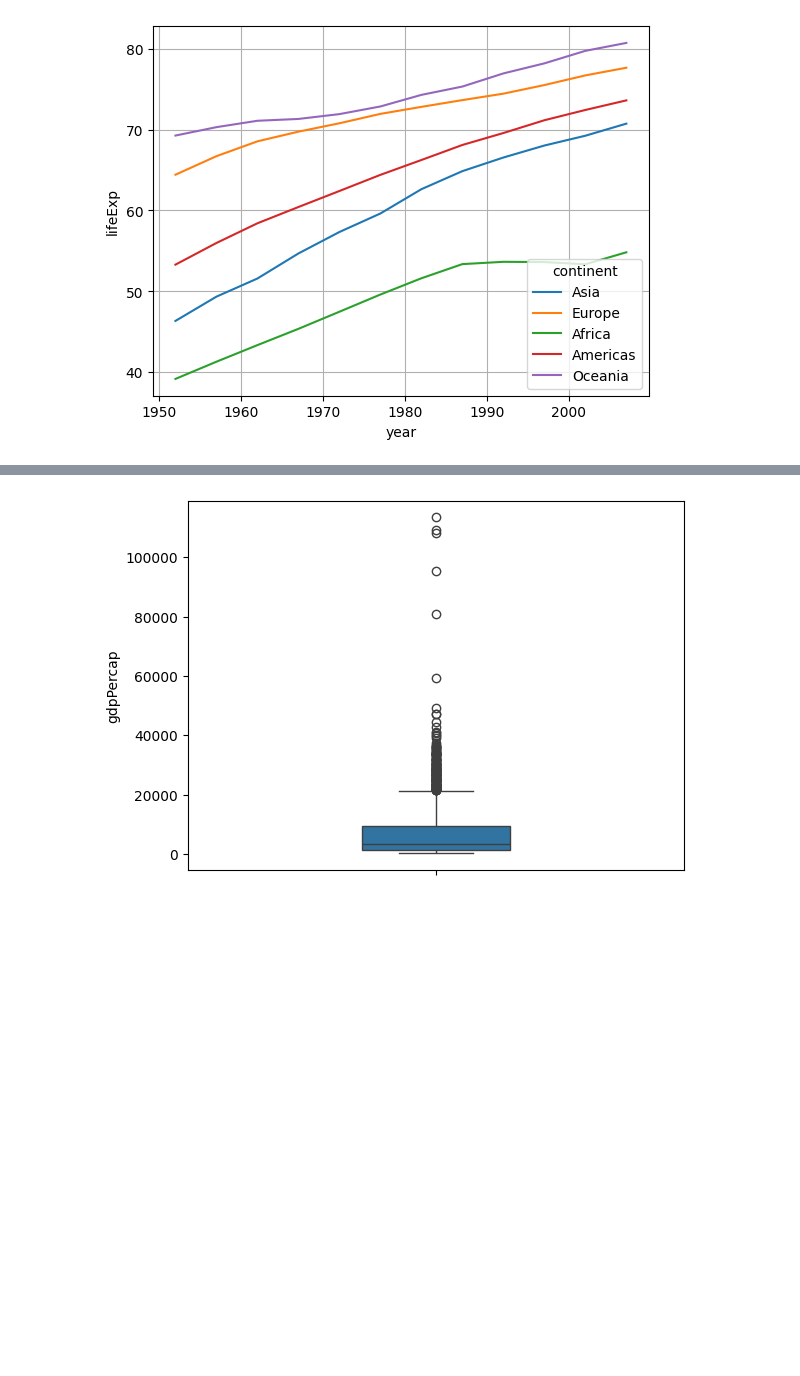
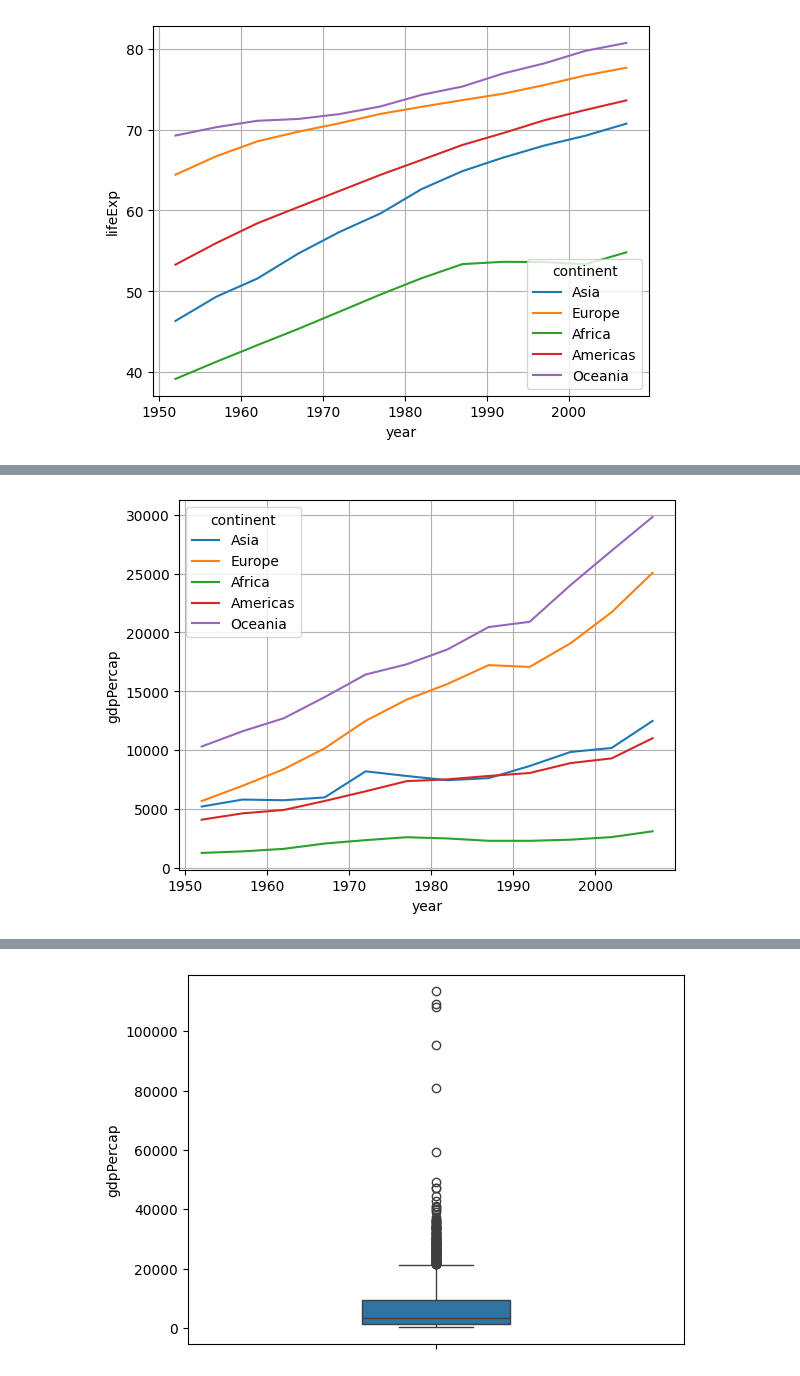
Before and after one commit to YounJJ/202511_BD53, a Jupyter notebook: lab_python/da08_gapminder.ipynb, the cells around one changed output, grey strips where cells are left out. Cells and saved outputs as stored; diff of their text form; code cells hidden in the pictures; blank space fills up the shorter version.

```diff
--- a/lab_python/da08_gapminder.ipynb
+++ b/lab_python/da08_gapminder.ipynb
@@ -158,0 +250,8 @@ plt.show()
+# %%
+# 강사님 답안
+sns.lineplot(data=gapminder, x="year", y="gdpPercap", hue="continent", errorbar=None)
+
+plt.grid()
+plt.show()
+# %% [output]
+[figure, added]
```
Also changed, not shown: parts of 42 cells of this notebook, 1 other file.
